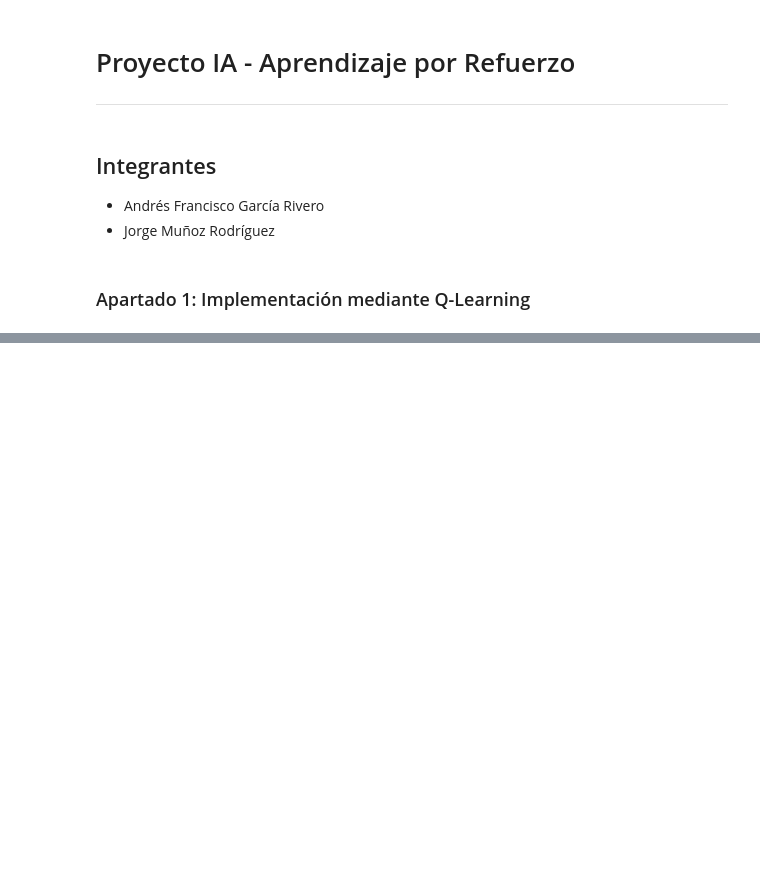
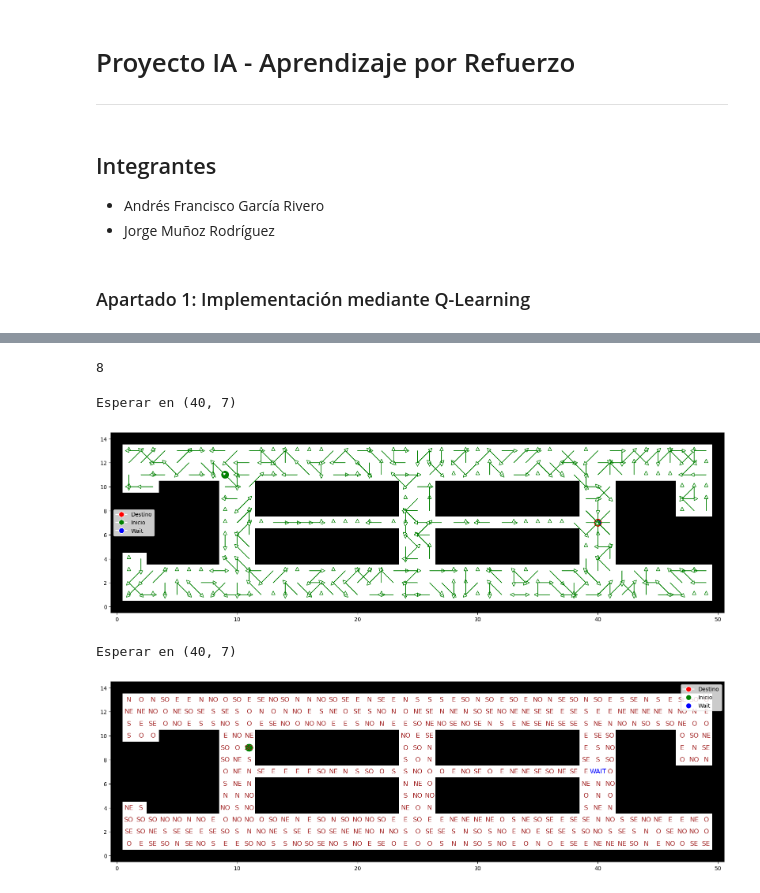
Before and after one commit to jormunrod/IA_RL_Project, a Jupyter notebook: Proyect.ipynb, the cells around one changed output, grey strips where cells are left out. Cells and saved outputs as stored; diff of their text form; code cells hidden in the pictures; blank space fills up the shorter version.

Commit message:
fixing qlearning

```diff
--- a/Proyect.ipynb
+++ b/Proyect.ipynb
@@ -98,5 +103,5 @@ def obtiene_recompensa(estado, accion):
     return -np.sqrt((nuevo_estado[0] - destino[0])**2 + (nuevo_estado[1] - destino[1])**2)
 # %%
 
-nav_estados = [(i, j) for i in range(mapa.shape[0]) for j in range(mapa.shape[1])]
+nav_estados = [(i, j) for i in range(n) for j in range(m)]
 nav_acciones = ['wait','N','NE','E','SE','S','SO','O','NO']
@@ -129,6 +165,6 @@ nav_recompensas_sistema = crea_recompensas_sistema()
 # %%
 def obtiene_indice_estado(estado):
-    return int(estado[0]*mapa.shape[1]+estado[1])
+    return int(estado[0]*mapa.shape[0]+estado[1])
 # %%
 def obtiene_posibles_errores(accion):
     errores_dict = {
@@ -163,3 +199,7 @@ def crea_transiciones_sistema(prob_error):
     return np.array([crea_transiciones_movimiento(accion, prob_error) for accion in nav_acciones])
 
 nav_transiciones_sistema = crea_transiciones_sistema(Perror)
+# %%
+ql.policy[obtiene_indice_estado((40,13))]
+# %% [output]
+8
@@ -166,4 +240,39 @@ nav_transiciones_sistema = crea_transiciones_sistema(Perror)
+# %%
+# Método para visualizar el mapa con la política óptima
+def visualiza_mapa_con_politica_letras(politica, mapa, destino, inicio):
+    plt.figure(figsize=(20, 20))
+    plt.imshow(1 - mapa, cmap='gray', origin='lower')
+
+    # Dibujar el destino y la posición inicial con las coordenadas ajustadas si es necesario
+    plt.gca().add_patch(plt.Circle((destino[1], destino[0]), radius=0.3, edgecolor='red', facecolor='red', label='Destino'))
+    plt.gca().add_patch(plt.Circle((inicio[1], inicio[0]), radius=0.3, edgecolor='green', facecolor='green', label='Inicio'))
+
+    # Dibujar las políticas
+    for i in range(n):
+        for j in range(m):
+            if mapa[j, i] == 0:  # Ajuste a la indexación correcta si es necesario
+                s_index = i * m + j
+                accion = nav_acciones[politica[s_index]]
+                if accion == 'wait':
+                    print(f"Esperar en {i, j}")
+                    plt.text(i, j, 'WAIT', ha='center', va='center', color='blue', fontsize=12)
+                else:
+                    plt.text(i, j, accion, ha='center', va='center', color='brown', fontsize=12)
+
+    plt.legend(handles=[
+        plt.Line2D([0], [0], marker='o', color='w', markerfacecolor='red', markersize=10, label='Destino'),
+        plt.Line2D([0], [0], marker='o', color='w', markerfacecolor='green', markersize=10, label='Inicio'),
+        plt.Line2D([0], [0], marker='o', color='w', markerfacecolor='blue', markersize=10, label='Wait'),
+    ])
+    plt.show()
 # %%
 # Implementación de Q-Learning con mdptoolbox
-ql = mdp.QLearning(nav_transiciones_sistema, nav_recompensas_sistema, discount=0.9, n_iter=500000)
+ql = mdp.QLearning(nav_transiciones_sistema, nav_recompensas_sistema, discount=0.9, n_iter=5000000)
 ql.run()
+visualiza_mapa_con_politica_flechas(ql.policy, mapa, destino, inicio)
+visualiza_mapa_con_politica_letras(ql.policy, mapa, destino, inicio)
+# %% [output]
+Esperar en (40, 7)
+[figure, added]
+Esperar en (40, 7)
+[figure, added]
```
Also changed, not shown: parts of 13 cells of this notebook.
